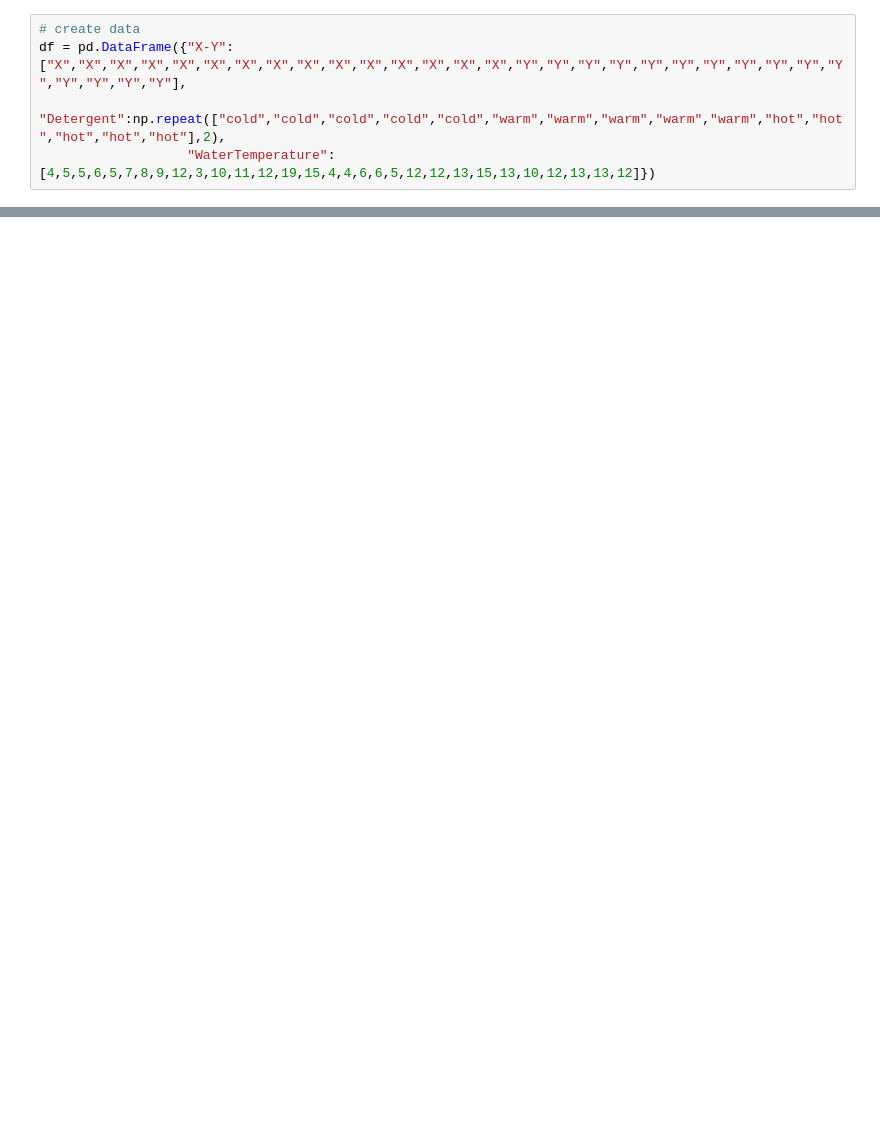
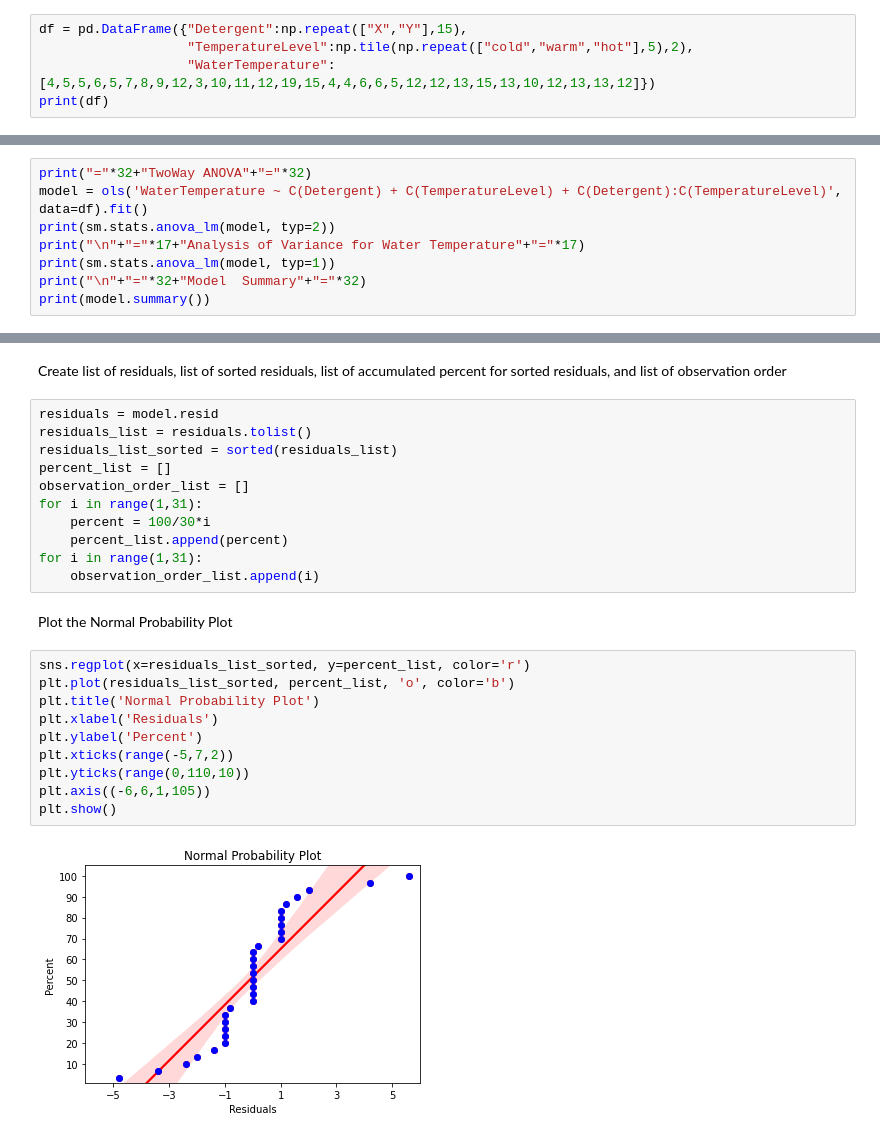
Before and after one commit to wynnstan42/StatisticalMethods, a Jupyter notebook: MinitabHW1.ipynb, the cells around one changed output, grey strips where cells are left out. Cells and saved outputs as stored; diff of their text form; blank space fills up the shorter version.

```diff
--- a/MinitabHW1.ipynb
+++ b/MinitabHW1.ipynb
@@ -6,5 +12,5 @@ from statsmodels.formula.api import ols
 # %%
-# create data
-df = pd.DataFrame({"X-Y":["X","X","X","X","X","X","X","X","X","X","X","X","X","X","X","Y","Y","Y","Y","Y","Y","Y","Y","Y","Y","Y","Y","Y","Y","Y"],
-                   "Detergent":np.repeat(["cold","cold","cold","cold","cold","warm","warm","warm","warm","warm","hot","hot","hot","hot","hot"],2),
+df = pd.DataFrame({"Detergent":np.repeat(["X","Y"],15),
+                   "TemperatureLevel":np.tile(np.repeat(["cold","warm","hot"],5),2),
                    "WaterTemperature":[4,5,5,6,5,7,8,9,12,3,10,11,12,19,15,4,4,6,6,5,12,12,13,15,13,10,12,13,13,12]})
+print(df)
@@ -32,0 +37,8 @@ sm.stats.anova_lm(model, typ=2)
+# %%
+print("="*32+"TwoWay ANOVA"+"="*32)
+model = ols('WaterTemperature ~ C(Detergent) + C(TemperatureLevel) + C(Detergent):C(TemperatureLevel)', data=df).fit()
+print(sm.stats.anova_lm(model, typ=2))
+print("\n"+"="*17+"Analysis of Variance for Water Temperature"+"="*17)
+print(sm.stats.anova_lm(model, typ=1))
+print("\n"+"="*32+"Model  Summary"+"="*32)
+print(model.summary())
@@ -32,0 +63,27 @@ sm.stats.anova_lm(model, typ=2)
+# %% [markdown]
+Create list of residuals, list of sorted residuals, list of accumulated percent for sorted residuals, and list of observation order
+# %%
+residuals = model.resid
+residuals_list = residuals.tolist()
+residuals_list_sorted = sorted(residuals_list)
+percent_list = []
+observation_order_list = []
+for i in range(1,31):
+    percent = 100/30*i
+    percent_list.append(percent)
+for i in range(1,31):
+    observation_order_list.append(i)
+# %% [markdown]
+Plot the Normal Probability Plot
+# %%
+sns.regplot(x=residuals_list_sorted, y=percent_list, color='r')
+plt.plot(residuals_list_sorted, percent_list, 'o', color='b')
+plt.title('Normal Probability Plot')
+plt.xlabel('Residuals')
+plt.ylabel('Percent')
+plt.xticks(range(-5,7,2))
+plt.yticks(range(0,110,10))
+plt.axis((-6,6,1,105))
+plt.show()
+# %% [output]
+[figure, added]
```
Also changed, not shown: parts of 13 cells of this notebook.
